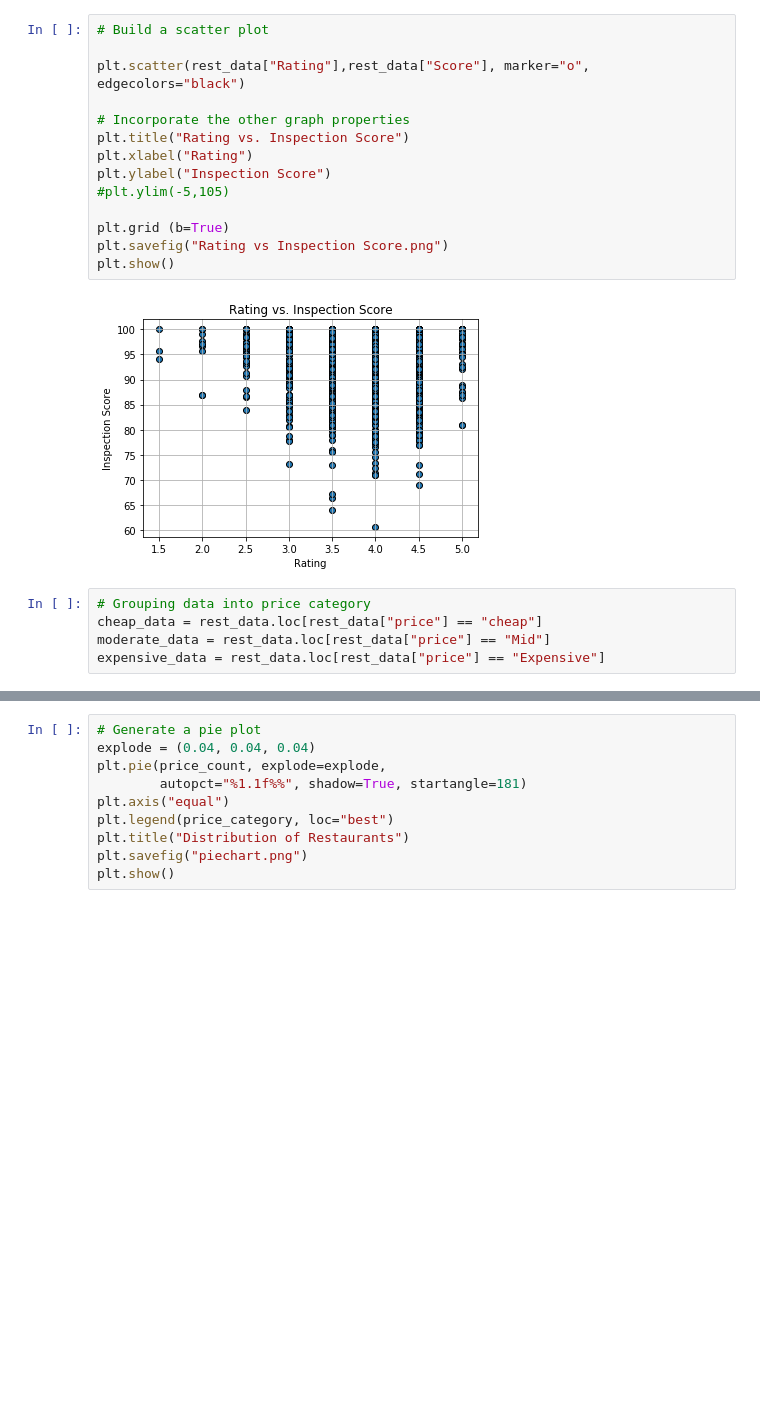
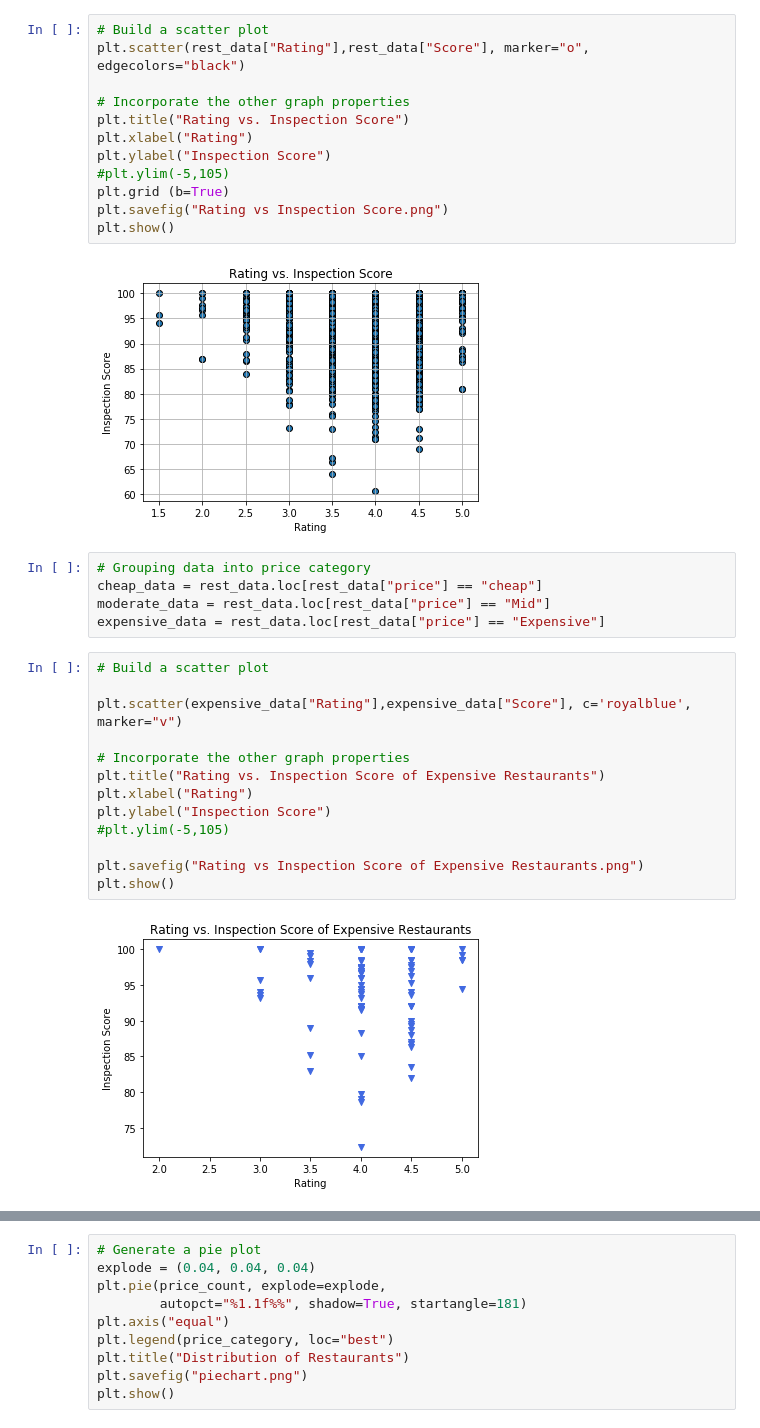
Before and after one commit to DCMilligan88/PriceVsHealth, a Jupyter notebook: analysis_project1.ipynb, the cells around one changed output, grey strips where cells are left out. Drawn from its saved outputs; the diff is of its cells as text; blank space fills up the shorter version.

```diff
--- a/analysis_project1.ipynb
+++ b/analysis_project1.ipynb
@@ -19,7 +17,6 @@ rest_data.head()
 | 4 | 22 Below, | 94.50 | 1728 SW Jefferson St | Portland | 97201 | 4.0 | 113 | 22 Below | cheap |
 # %%
 # Build a scatter plot
-
 plt.scatter(rest_data["Rating"],rest_data["Score"], marker="o", edgecolors="black")
 
 # Incorporate the other graph properties
@@ -27,7 +24,6 @@ plt.title("Rating vs. Inspection Score")
 plt.xlabel("Rating")
 plt.ylabel("Inspection Score")
 #plt.ylim(-5,105)
-
 plt.grid (b=True)
 plt.savefig("Rating vs Inspection Score.png")
 plt.show()
@@ -38,3 +34,18 @@ plt.show()
 cheap_data = rest_data.loc[rest_data["price"] == "cheap"]
 moderate_data = rest_data.loc[rest_data["price"] == "Mid"]
 expensive_data = rest_data.loc[rest_data["price"] == "Expensive"]
+# %%
+# Build a scatter plot
+
+plt.scatter(expensive_data["Rating"],expensive_data["Score"], c='royalblue', marker="v")
+
+# Incorporate the other graph properties
+plt.title("Rating vs. Inspection Score of Expensive Restaurants")
+plt.xlabel("Rating")
+plt.ylabel("Inspection Score")
+#plt.ylim(-5,105)
+
+plt.savefig("Rating vs Inspection Score of Expensive Restaurants.png")
+plt.show()
+# %% [output]
+[figure, added]
```
Also changed, not shown: parts of 9 cells of this notebook, 7 other files.
